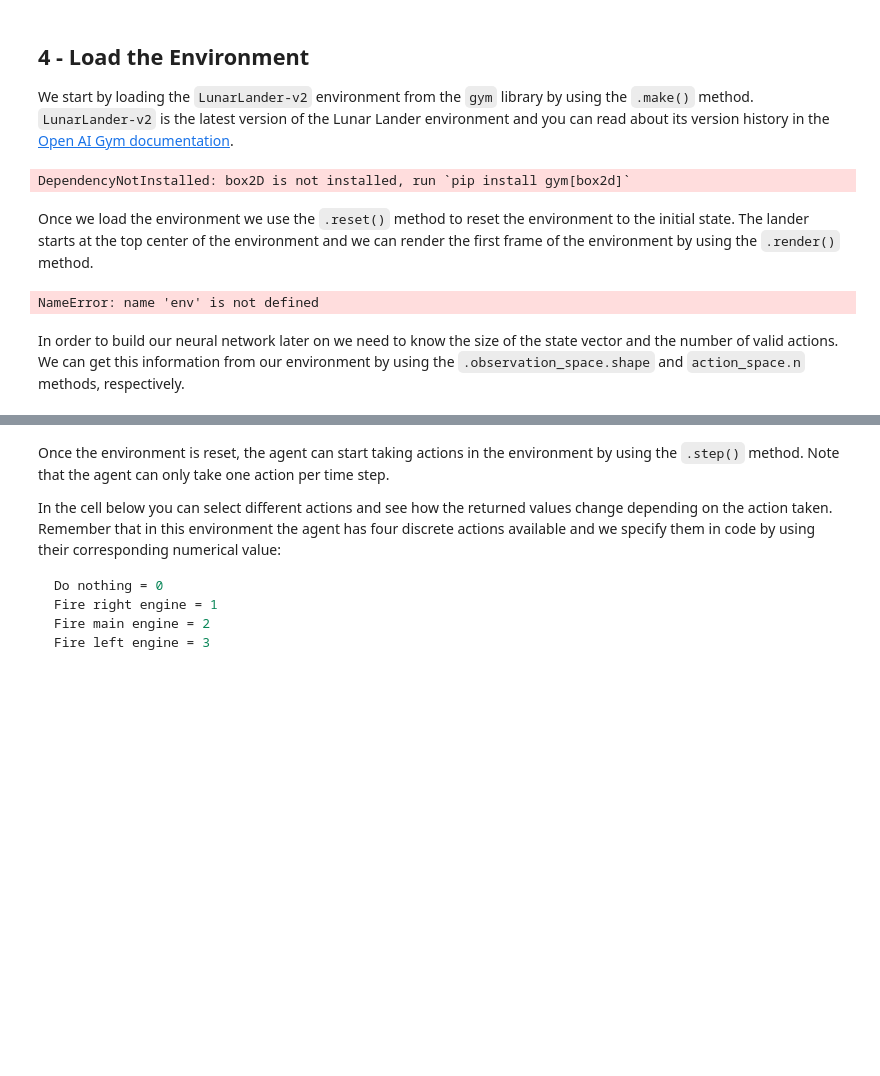
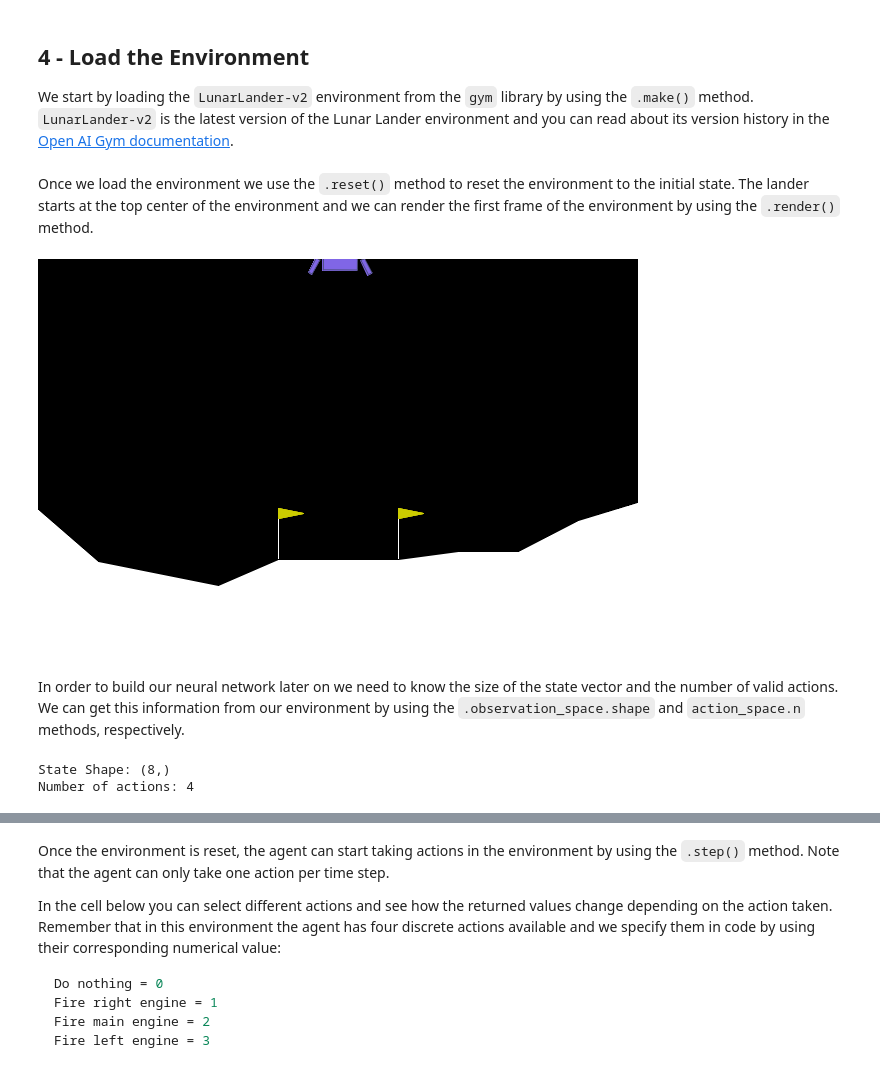
Before and after one commit to RobespierreXu/Standford-DeeplearningLesson, a Jupyter notebook: 03.Unsupervised Learning, Recommenders, Reinforcement Learning/02.home/jovyan/07.C3_W3_A1_Assignment work/C3_W3_A1_Assignment.ipynb, the cells around one changed output, grey strips where cells are left out. Saved outputs shown, nothing was run; the diff lists cells and outputs as text; code cells hidden in the pictures; blank space fills up the shorter version.

```diff
--- a/03.Unsupervised Learning, Recommenders, Reinforcement Learning/02.home/jovyan/07.C3_W3_A1_Assignment work/C3_W3_A1_Assignment.ipynb
+++ b/03.Unsupervised Learning, Recommenders, Reinforcement Learning/02.home/jovyan/07.C3_W3_A1_Assignment work/C3_W3_A1_Assignment.ipynb
@@ -156,17 +177,17 @@ You can check out the [Open AI Gym documentation](https://www.gymlibrary.dev/env
 ## 4 - Load the Environment
 
 We start by loading the `LunarLander-v2` environment from the `gym` library by using the `.make()` method. `LunarLander-v2` is the latest version of the Lunar Lander environment and you can read about its version history in the [Open AI Gym documentation](https://www.gymlibrary.dev/environments/box2d/lunar_lander/#version-history).
-# %%
-env = gym.make('LunarLander-v2')
-# %% [output]
-DependencyNotInstalled: box2D is not installed, run `pip install gym[box2d]`
+# %%
+#env = gym.make('LunarLander-v2')
+env = gym.make('LunarLander-v2', render_mode='rgb_array')
 # %% [markdown]
 Once we load the environment we use the `.reset()` method to reset the environment to the initial state. The lander starts at the top center of the environment and we can render the first frame of the environment by using the `.render()` method.
 # %%
 env.reset()
-PIL.Image.fromarray(env.render(mode='rgb_array'))
+#PIL.Image.fromarray(env.render(mode='rgb_array'))
+PIL.Image.fromarray(env.render())
 # %% [output]
-NameError: name 'env' is not defined
+[figure, added]
 # %% [markdown]
 In order to build our neural network later on we need to know the size of the state vector and the number of valid actions. We can get this information from our environment by using the `.observation_space.shape` and `action_space.n` methods, respectively.
 # %%
@@ -175,6 +196,9 @@ num_actions = env.action_space.n
 
 print('State Shape:', state_size)
 print('Number of actions:', num_actions)
+# %% [output]
+State Shape: (8,)
+Number of actions: 4
 # %% [markdown]
 <a name="5"></a>
 ## 5 - Interacting with the Gym Environment
```
Also changed, not shown: parts of 11 cells of this notebook, 10 other files.
